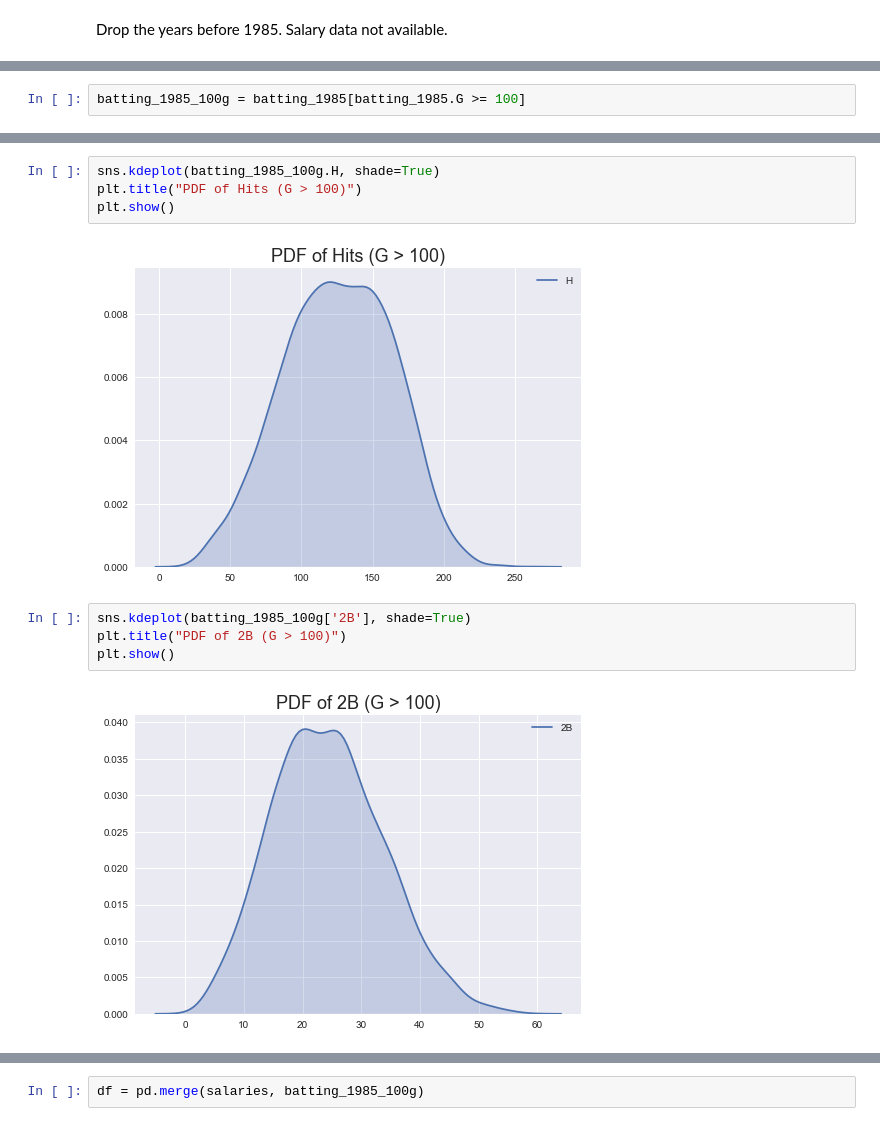
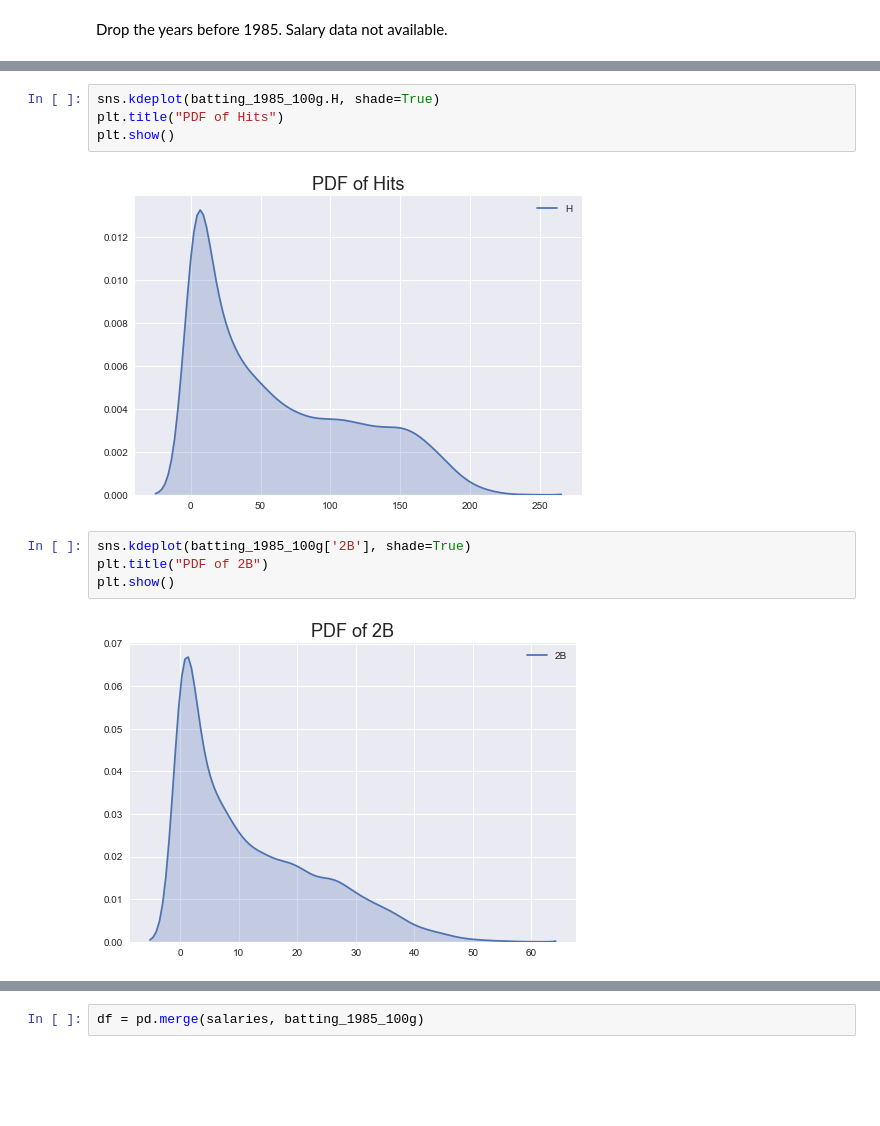
Before and after one commit to jwhoffman/predicting_MLB_player_salary, a Jupyter notebook: predicting MLB_player_salary.ipynb, the cells around one changed output, grey strips where cells are left out. Cells and saved outputs as stored; diff of their text form; blank space fills up the shorter version.

```diff
--- a/predicting MLB_player_salary.ipynb
+++ b/predicting MLB_player_salary.ipynb
@@ -174,3 +234 @@ Delete the fielding players that have less than 100 games.  We want to throw out
-# %%
-batting_1985_100g = batting_1985[batting_1985.G >= 100]
 # %%
@@ -206,14 +264,14 @@ plt.show()
 # %%
 sns.kdeplot(batting_1985_100g.H, shade=True)
-plt.title("PDF of Hits (G > 100)")
+plt.title("PDF of Hits")
 plt.show()
 # %% [output]
-[figure, old version]
+[figure, new version]
 # %%
 sns.kdeplot(batting_1985_100g['2B'], shade=True)
-plt.title("PDF of 2B (G > 100)")
+plt.title("PDF of 2B")
 plt.show()
 # %% [output]
-[figure, old version]
+[figure, new version]
 # %%
 sns.kdeplot(batting_1985_100g['3B'], shade=True)
```
Also changed, not shown: parts of 76 cells of this notebook.
